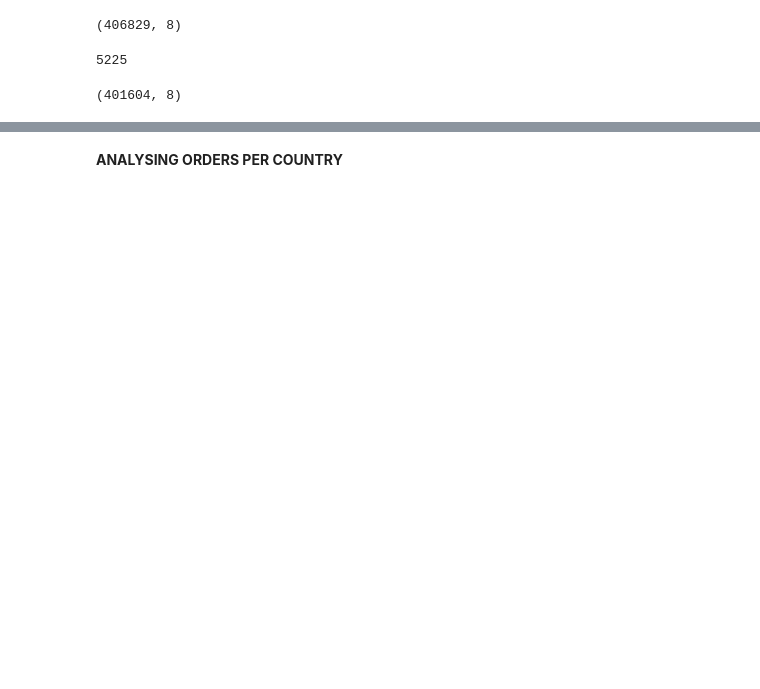
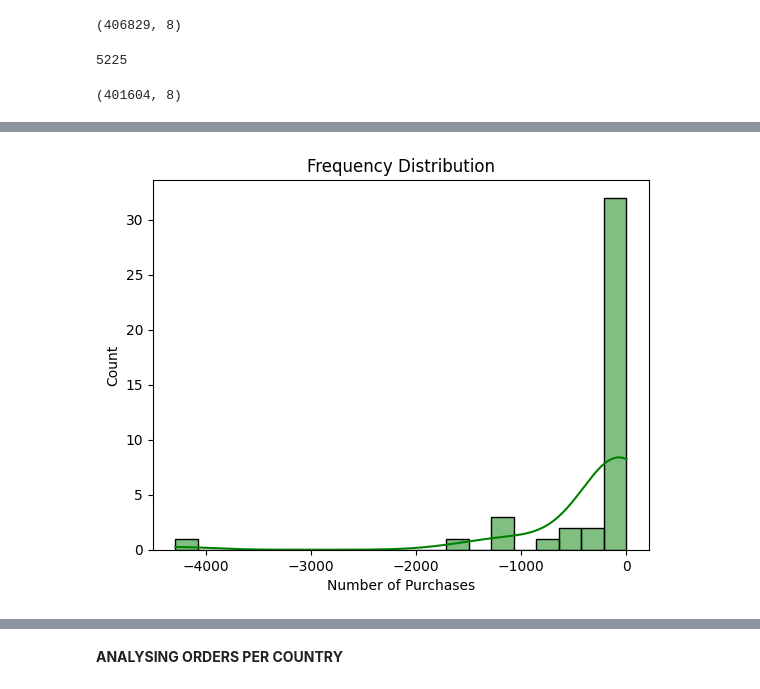
Before and after one commit to varshini03/customer_segmentation, a Jupyter notebook: customer_segmentation.ipynb, the cells around one changed output, grey strips where cells are left out. Drawn from its saved outputs; the diff is of its cells as text; code cells hidden in the pictures; blank space fills up the shorter version.

```diff
--- a/customer_segmentation.ipynb
+++ b/customer_segmentation.ipynb
@@ -117,0 +219,10 @@ print(df.shape) # we have removed teh duplicates now
+# %%
+# Plotting the histogram
+sns.histplot(df_rfm[df_rfm['MonetaryValue'] < 0], x='MonetaryValue', bins=20, kde=True, color='green')
+plt.title('Frequency Distribution')
+plt.xlabel('Number of Purchases')
+
+# Display the plot
+plt.show() #monetary value has negative values
+# %% [output]
+[figure, added]
```
Also changed, not shown: parts of 46 cells of this notebook.
